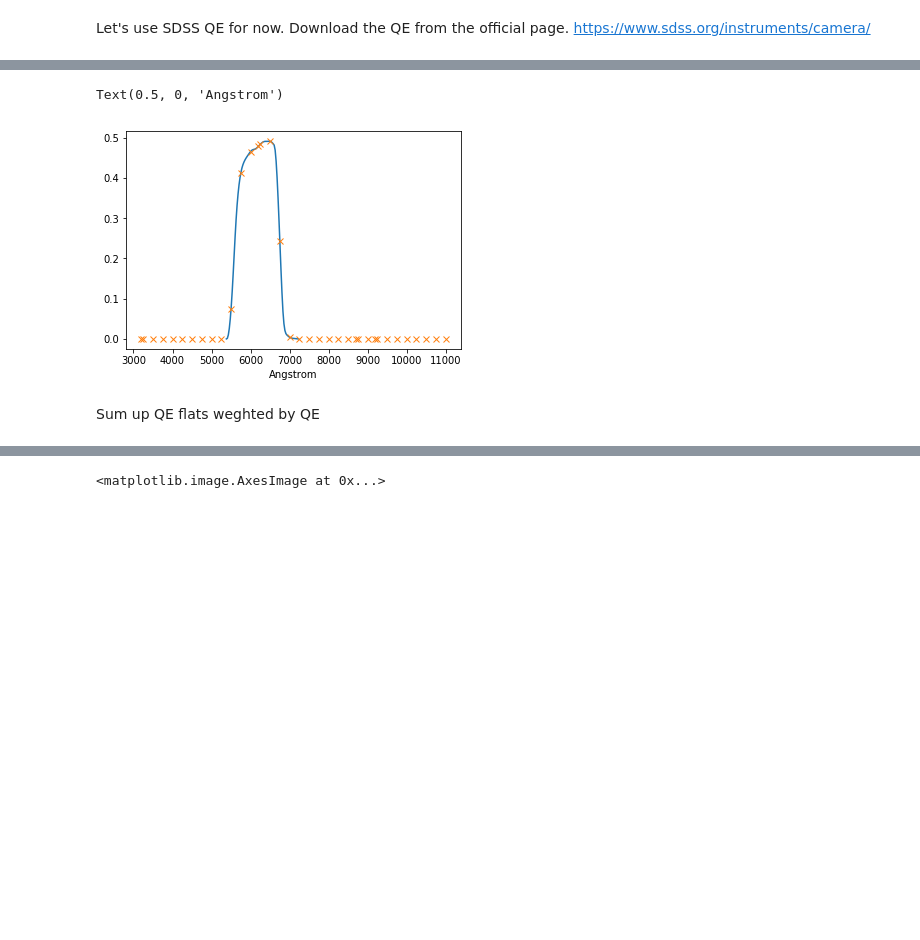
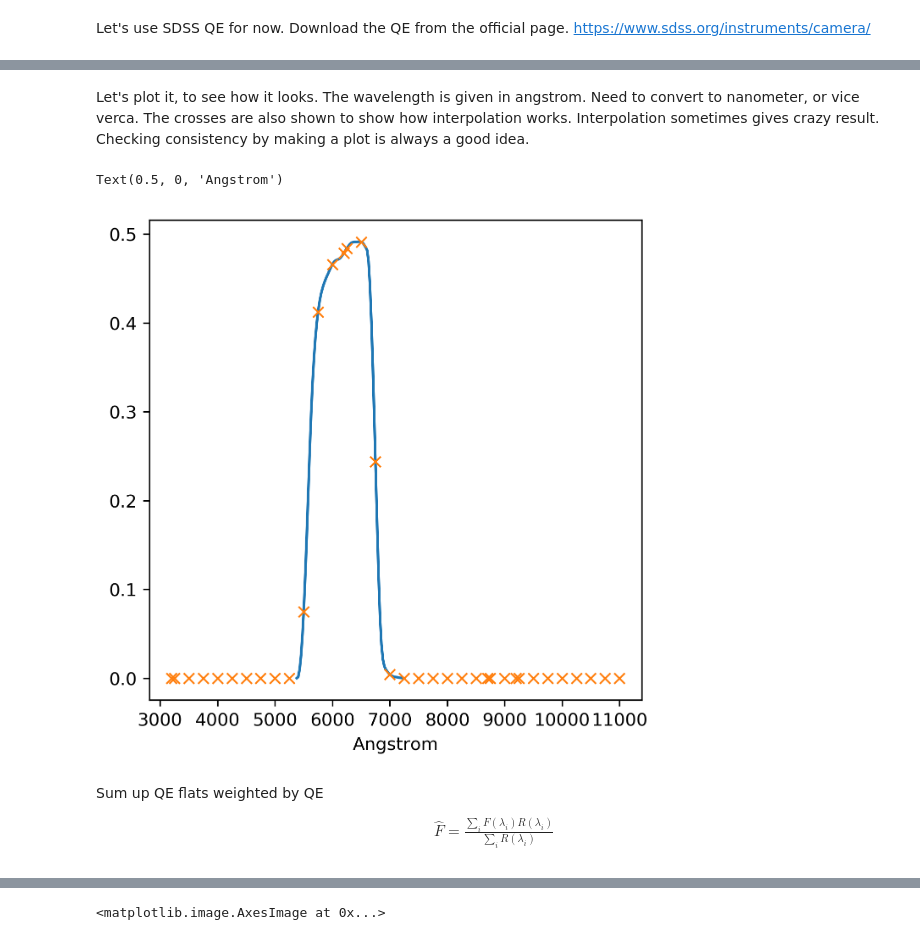
Before and after one commit to youtsumi/Summer2020, a Jupyter notebook: MakingFlatFromLambdas.ipynb, the cells around one changed output, grey strips where cells are left out. Drawn from its saved outputs; the diff is of its cells as text; code cells hidden in the pictures; blank space fills up the shorter version.

```diff
--- a/MakingFlatFromLambdas.ipynb
+++ b/MakingFlatFromLambdas.ipynb
@@ -51,13 +78,20 @@ Saving to: ‘filter_curves.fits’
+# %% [markdown]
+Let's plot it, to see how it looks. The wavelength is given in angstrom. Need to convert to nanometer, or vice verca. The crosses are also shown to show how interpolation works. Interpolation sometimes gives crazy result. Checking consistency by making a plot is always a good idea.
 # %%
+fig, axs = pylab.subplots(figsize=(5,5),dpi=300)
+
 # [('wavelength', '>f4'), ('respt', '>f4'), ('resbig', '>f4'), ('resnoa', '>f4'), ('xatm', '>f4')]
 sdssfilter = fits.open("filter_curves.fits")
 pylab.plot(sdssfilter[3].data["wavelength"],sdssfilter[3].data["respt"])
 weights = numpy.interp(wls*10,sdssfilter[3].data["wavelength"],sdssfilter[3].data["respt"])
 pylab.plot(wls*10,weights,"x")
 pylab.xlabel("Angstrom")
 # %% [output]
 Text(0.5, 0, 'Angstrom')
-[figure, old version]
+[figure, new version]
-# %% [markdown]
-Sum up QE flats weghted by QE
+# %% [markdown]
+Sum up QE flats weighted by QE
+\begin{eqnarray}
+    \hat{F}=\frac{\sum_i F(\lambda_i)R(\lambda_i)}{\sum_iR(\lambda_i)}
+\end{eqnarray}
 # %%
```
Also changed, not shown: parts of 28 cells of this notebook.
